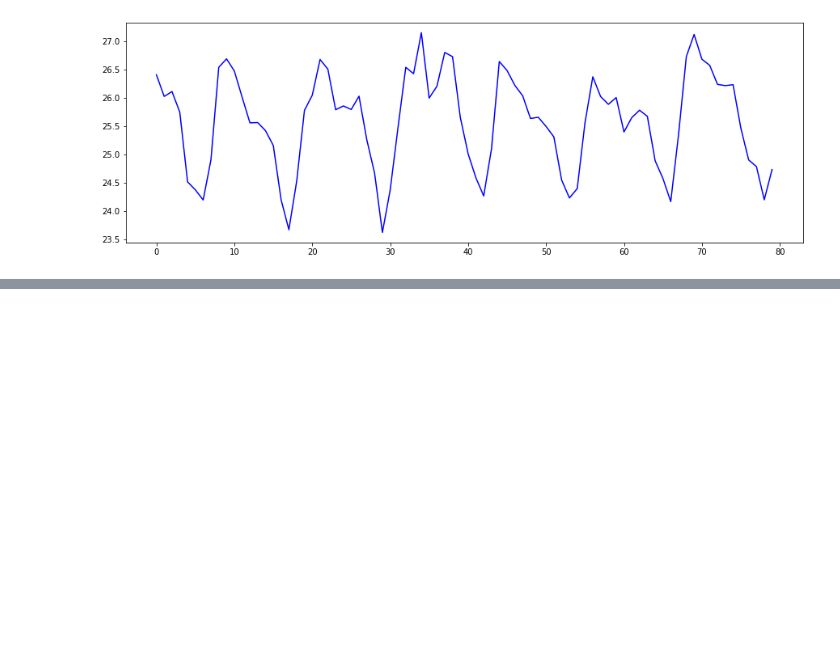
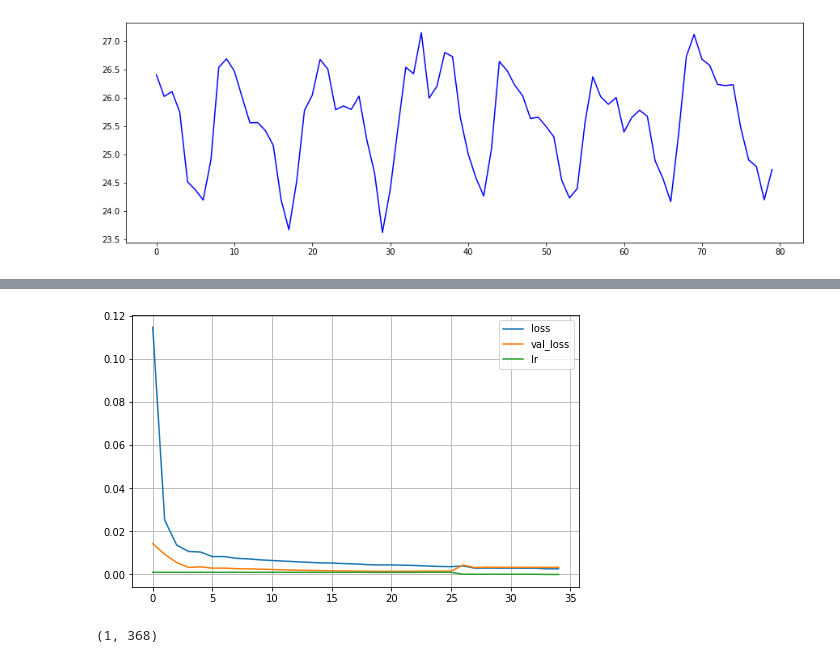
Before and after one commit to mateuspalacio/grupo_four_jupyter, a Jupyter notebook: Temperature_AV3.ipynb, the cells around one changed output, grey strips where cells are left out. Cells and saved outputs as stored; diff of their text form; code cells hidden in the pictures; blank space fills up the shorter version.

```diff
--- a/Temperature_AV3.ipynb
+++ b/Temperature_AV3.ipynb
@@ -440,0 +597,4 @@ r2= 0.7132318426016391
+# %%
+
+X_train, y_train = create_dataset(train, train['AverageTemperature'], time_steps)
+X_test, y_test = create_dataset(test, test['AverageTemperature'], time_steps)
@@ -440,0 +623,20 @@ r2= 0.7132318426016391
+# %%
+model = getModel()
+
+model.compile(
+  loss='mean_squared_error',
+  optimizer=tf.keras.optimizers.Adam(0.001)
+)
+# %%
+callbacks = [tf.keras.callbacks.ReduceLROnPlateau(monitor='val_loss', factor=0.1, patience=7, verbose=1, min_delta=1e-4, mode='min')]
+
+callbacks.append(tf.keras.callbacks.EarlyStopping(monitor='val_loss', patience=15, verbose=0, restore_best_weights=True))
+
+history = model.fit(
+    X_train, y_train,
+    epochs=1000, #1000
+    batch_size=32, # 30
+    validation_split=0.4,
+    callbacks=callbacks,
+    shuffle=False
+)
@@ -440,0 +661,7 @@ r2= 0.7132318426016391
+# %%
+pd.DataFrame(history.history).plot(figsize=(8, 5))
+plt.grid(True)
+# plt.gca().set_ylim(0, 1) # set the vertical range to [0-1]
+plt.show()
+# %% [output]
+[figure, added]
@@ -440,0 +688,4 @@ r2= 0.7132318426016391
+# %%
+base_teste[0].shape
+# %% [output]
+(1, 368)
```
Also changed, not shown: parts of 27 cells of this notebook.
